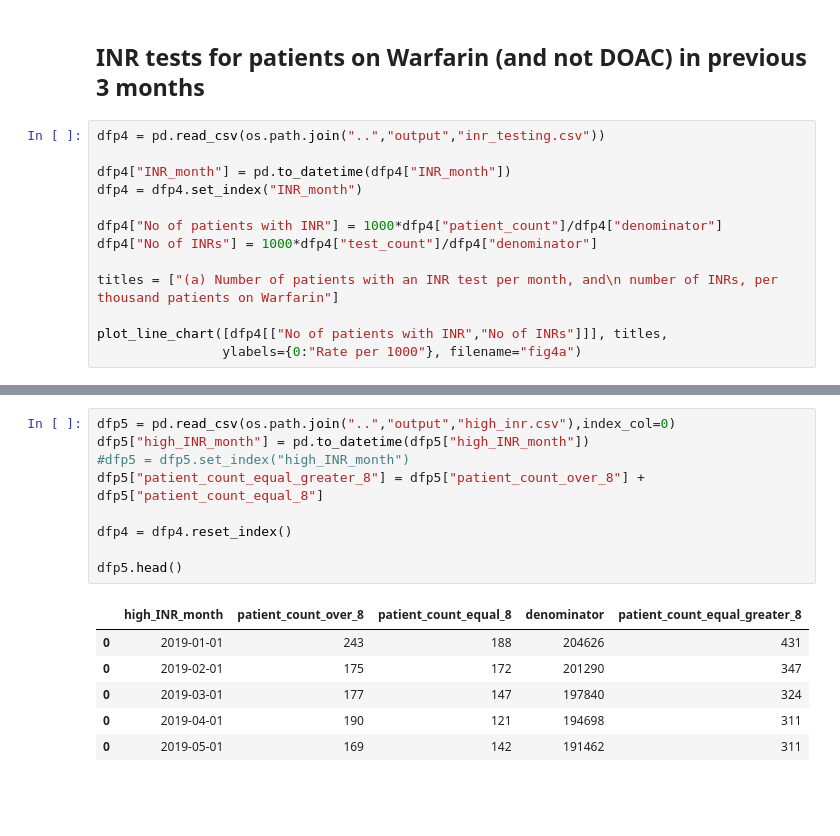
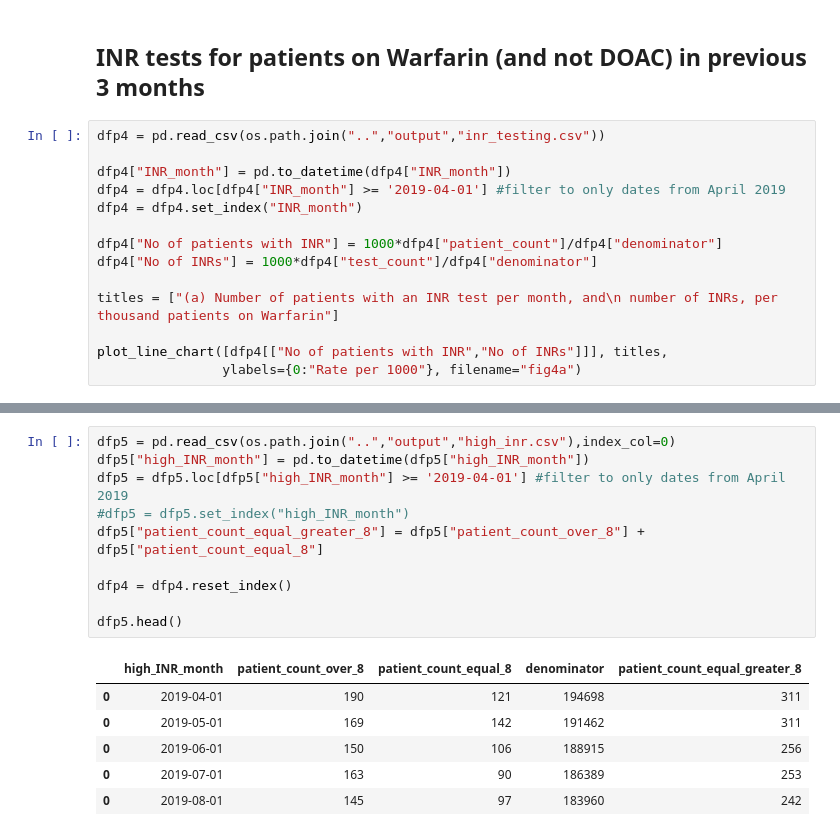
Before and after one commit to opensafely/anticoagulant-switching-research, a Jupyter notebook: notebooks/Warfarin_DOAC_rpt updated charts for Heart.ipynb, the cells around one changed output, grey strips where cells are left out. Drawn from its saved outputs; the diff is of its cells as text; blank space fills up the shorter version.

```diff
--- a/notebooks/Warfarin_DOAC_rpt updated charts for Heart.ipynb
+++ b/notebooks/Warfarin_DOAC_rpt updated charts for Heart.ipynb
@@ -99,6 +99,7 @@ plot_line_chart(dfs, titles, filename=figname,  loc="upper left")
 dfp4 = pd.read_csv(os.path.join("..","output","inr_testing.csv"))
 
 dfp4["INR_month"] = pd.to_datetime(dfp4["INR_month"])
+dfp4 = dfp4.loc[dfp4["INR_month"] >= '2019-04-01'] #filter to only dates from April 2019
 dfp4 = dfp4.set_index("INR_month")
 
 dfp4["No of patients with INR"] = 1000*dfp4["patient_count"]/dfp4["denominator"]
@@ -113,19 +114,20 @@ plot_line_chart([dfp4[["No of patients with INR","No of INRs"]]], titles,
 # %%
 dfp5 = pd.read_csv(os.path.join("..","output","high_inr.csv"),index_col=0)
 dfp5["high_INR_month"] = pd.to_datetime(dfp5["high_INR_month"])
+dfp5 = dfp5.loc[dfp5["high_INR_month"] >= '2019-04-01'] #filter to only dates from April 2019
 #dfp5 = dfp5.set_index("high_INR_month")
 dfp5["patient_count_equal_greater_8"] = dfp5["patient_count_over_8"] + dfp5["patient_count_equal_8"]
 
 dfp4 = dfp4.reset_index()
 
 dfp5.head()
 # %% [output]
 |  | high_INR_month | patient_count_over_8 | patient_count_equal_8 | denominator | patient_count_equal_greater_8 |
-| 0 | 2019-01-01 | 243 | 188 | 204626 | 431 |
-| 0 | 2019-02-01 | 175 | 172 | 201290 | 347 |
-| 0 | 2019-03-01 | 177 | 147 | 197840 | 324 |
 | 0 | 2019-04-01 | 190 | 121 | 194698 | 311 |
 | 0 | 2019-05-01 | 169 | 142 | 191462 | 311 |
+| 0 | 2019-06-01 | 150 | 106 | 188915 | 256 |
+| 0 | 2019-07-01 | 163 | 90 | 186389 | 253 |
+| 0 | 2019-08-01 | 145 | 97 | 183960 | 242 |
 # %%
 #dfp5 = pd.read_csv(os.path.join("..","output","high_inr.csv"),index_col=0)
 #dfp5["high_INR_month"] = pd.to_datetime(dfp5["high_INR_month"])
```
Also changed, not shown: parts of 2 cells of this notebook, 3 other files.
